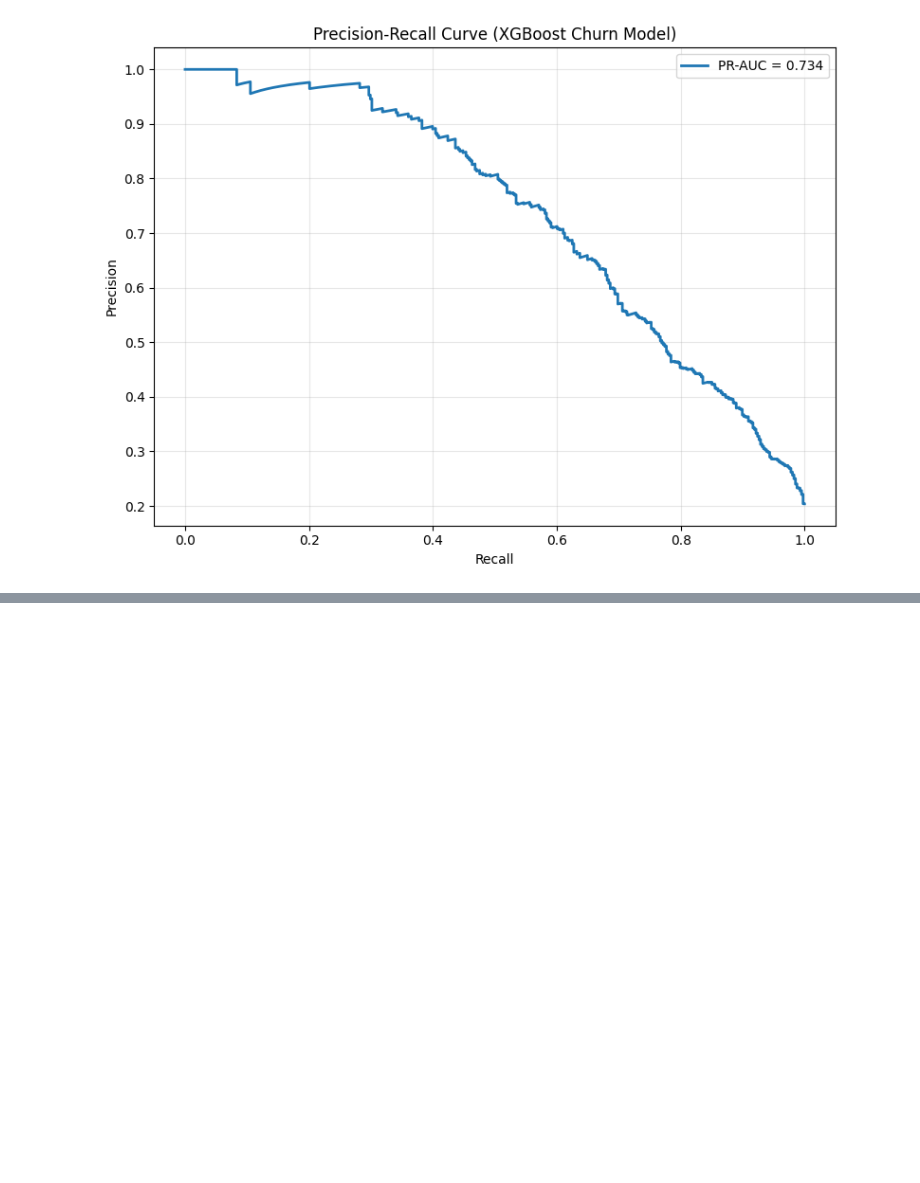
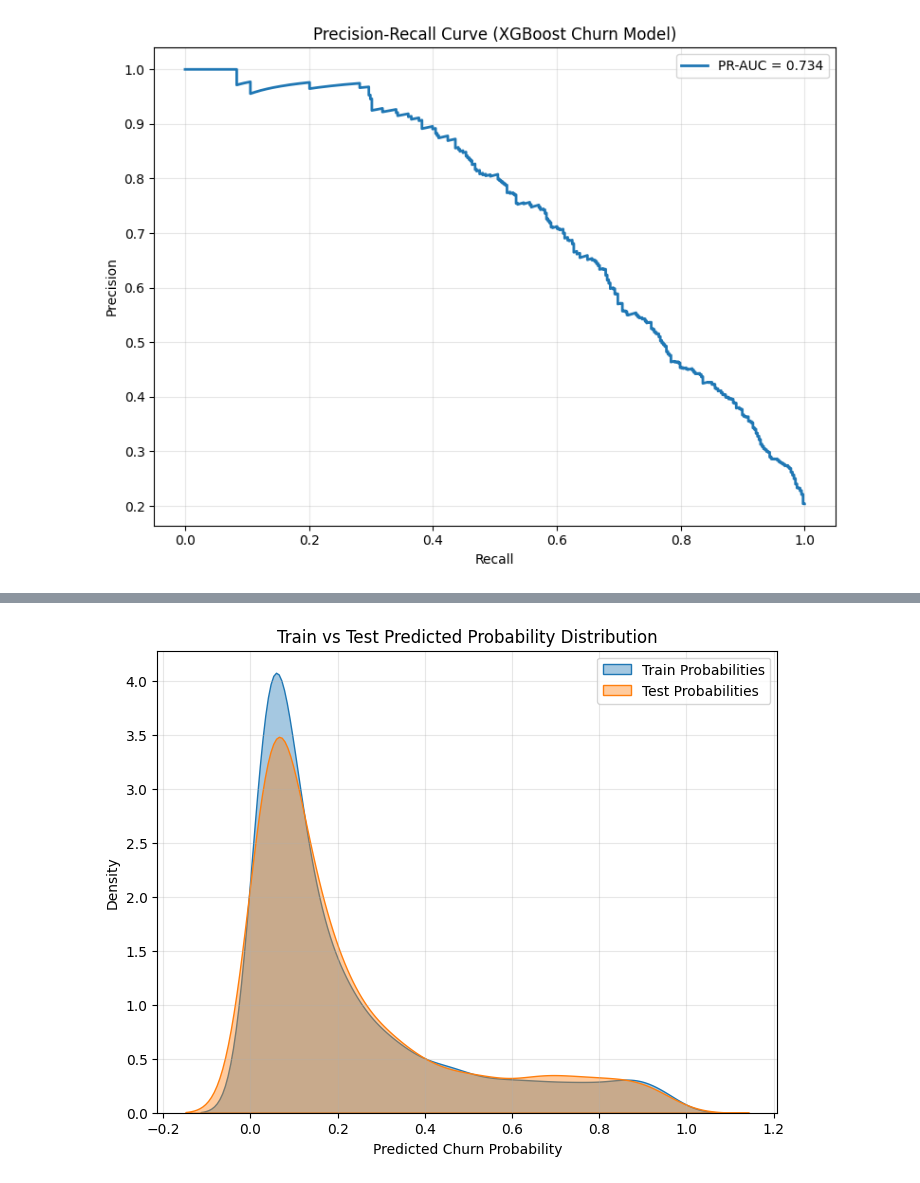
Before and after one commit to hectorvargas-dot/ml_hands_on_project, a Jupyter notebook: notebooks/6.0-havg-optuna-model.ipynb, the cells around one changed output, grey strips where cells are left out. Cells and saved outputs as stored; diff of their text form; code cells hidden in the pictures; blank space fills up the shorter version.

```diff
--- a/notebooks/6.0-havg-optuna-model.ipynb
+++ b/notebooks/6.0-havg-optuna-model.ipynb
@@ -376,0 +436,29 @@ plt.show()
+# %%
+y_train_proba = best_pipeline.predict_proba(X_train)[:, 1]
+y_test_proba = best_pipeline.predict_proba(X_test)[:, 1]
+# %%
+plt.figure(figsize=(8, 6))
+
+sns.kdeplot(
+    y_train_proba,
+    fill=True,
+    alpha=0.4,
+    label="Train Probabilities"
+)
+
+sns.kdeplot(
+    y_test_proba,
+    fill=True,
+    alpha=0.4,
+    label="Test Probabilities"
+)
+
+plt.xlabel("Predicted Churn Probability")
+plt.ylabel("Density")
+plt.title("Train vs Test Predicted Probability Distribution")
+plt.legend()
+plt.grid(alpha=0.3)
+
+plt.show()
+# %% [output]
+[figure, added]
```
Also changed, not shown: parts of 2 cells of this notebook, 11 other files.
